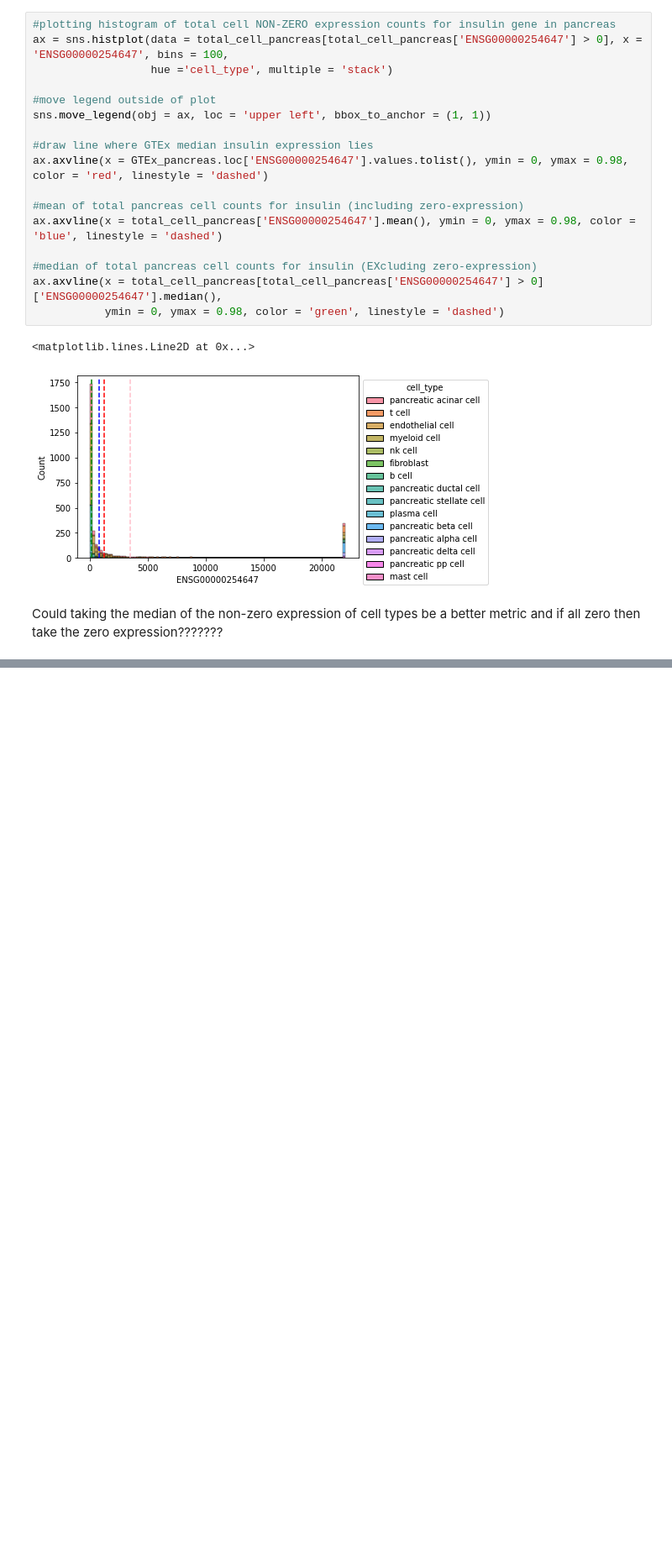
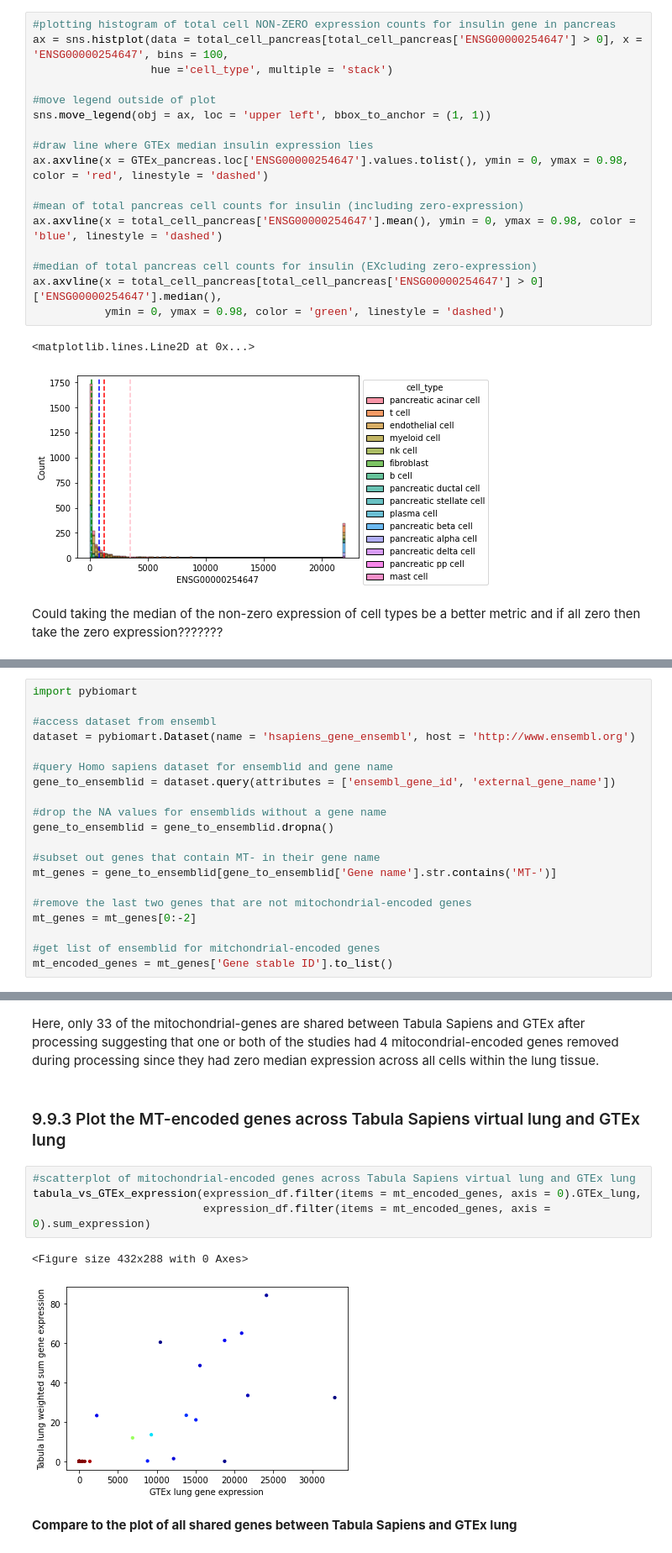
Before and after one commit to opentargets/baseline-expression, a Jupyter notebook: Tabula Sapiens Comparison with Bulk RNA-seq Expression Data.ipynb, the cells around one changed output, grey strips where cells are left out. Shown at 84% size. Drawn from its saved outputs; the diff is of its cells as text; blank space fills up the shorter version.

```diff
--- a/Tabula Sapiens Comparison with Bulk RNA-seq Expression Data.ipynb
+++ b/Tabula Sapiens Comparison with Bulk RNA-seq Expression Data.ipynb
@@ -1785,0 +1812,20 @@ ENSG00000228253, ENSG00000198804, ENSG00000198899, ENSG00000198712 and ENSG00000
+# %%
+import pybiomart
+
+#access dataset from ensembl
+dataset = pybiomart.Dataset(name = 'hsapiens_gene_ensembl', host = 'http://www.ensembl.org')
+
+#query Homo sapiens dataset for ensemblid and gene name
+gene_to_ensemblid = dataset.query(attributes = ['ensembl_gene_id', 'external_gene_name'])
+
+#drop the NA values for ensemblids without a gene name
+gene_to_ensemblid = gene_to_ensemblid.dropna()
+
+#subset out genes that contain MT- in their gene name
+mt_genes = gene_to_ensemblid[gene_to_ensemblid['Gene name'].str.contains('MT-')]
+
+#remove the last two genes that are not mitochondrial-encoded genes
+mt_genes = mt_genes[0:-2]
+
+#get list of ensemblid for mitchondrial-encoded genes
+mt_encoded_genes = mt_genes['Gene stable ID'].to_list()
@@ -1785,0 +1856,13 @@ ENSG00000228253, ENSG00000198804, ENSG00000198899, ENSG00000198712 and ENSG00000
+# %% [markdown]
+Here, only 33 of the mitochondrial-genes are shared between Tabula Sapiens and GTEx after processing suggesting that one or both of the studies had 4 mitocondrial-encoded genes removed during processing since they had zero median expression across all cells within the lung tissue.
+# %% [markdown]
+### 9.9.3 Plot the MT-encoded genes across Tabula Sapiens virtual lung and GTEx lung
+# %%
+#scatterplot of mitochondrial-encoded genes across Tabula Sapiens virtual lung and GTEx lung
+tabula_vs_GTEx_expression(expression_df.filter(items = mt_encoded_genes, axis = 0).GTEx_lung,
+                          expression_df.filter(items = mt_encoded_genes, axis = 0).sum_expression)
+# %% [output]
+<Figure size 432x288 with 0 Axes>
+[figure, added]
+# %% [markdown]
+**Compare to the plot of all shared genes between Tabula Sapiens and GTEx lung**
```
Also changed, not shown: parts of 91 cells of this notebook.
